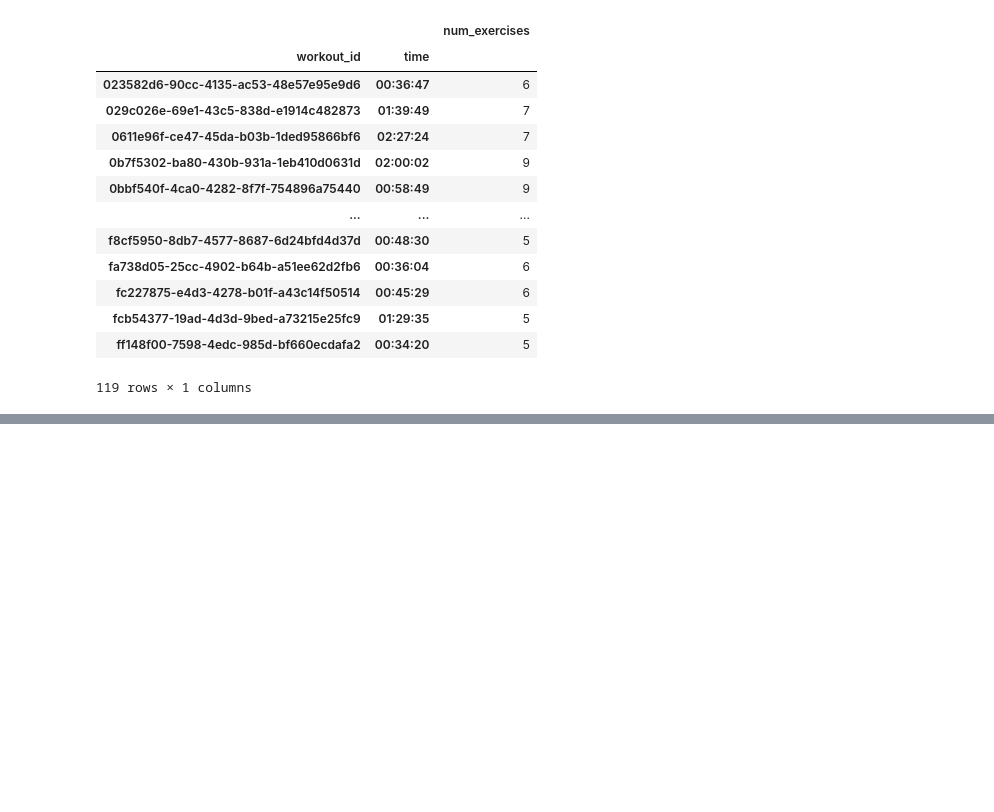
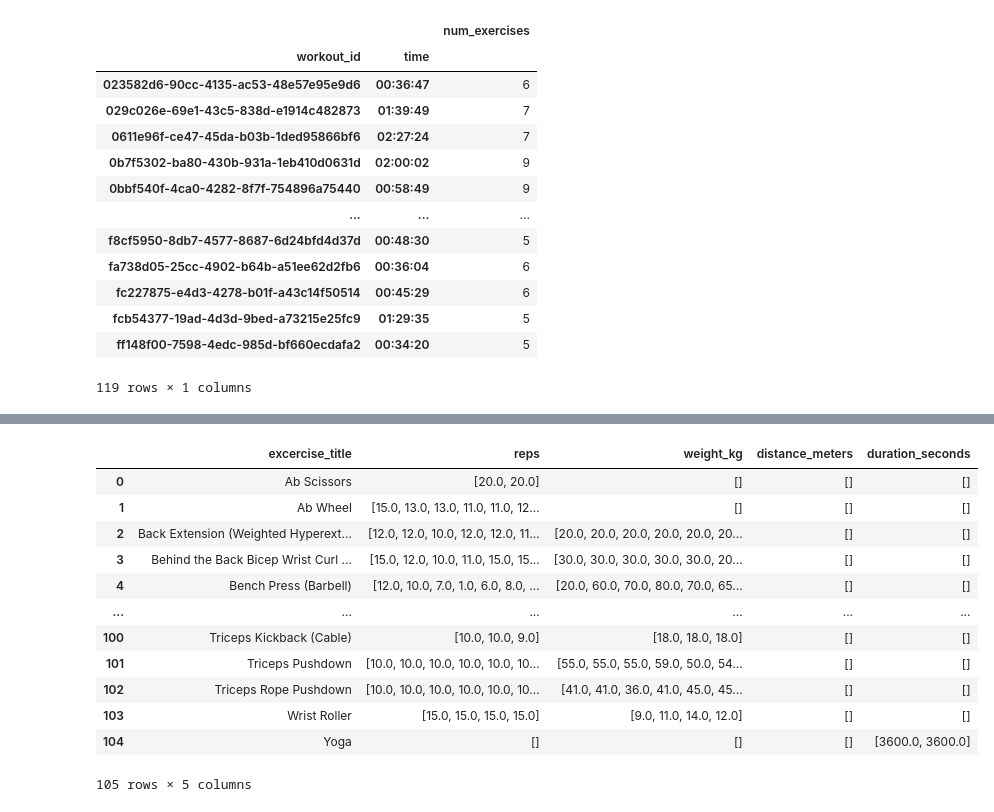
Before and after one commit to Miks007/Public-projects, a Jupyter notebook: Hevy workouts/Hevy_app.ipynb, the cells around one changed output, grey strips where cells are left out. Cells and saved outputs as stored; diff of their text form; code cells hidden in the pictures; blank space fills up the shorter version.

```diff
--- a/Hevy workouts/Hevy_app.ipynb
+++ b/Hevy workouts/Hevy_app.ipynb
@@ -218,0 +241,28 @@ df[['workout_id', 'workout_title', 'excercise_title', 'primary', 'secondary', 'w
+# %%
+def aggregate_to_list(series):
+    # Filter out NaN values and convert to list
+    return series.dropna().tolist()
+
+# Group by 'excercise_title' and aggregate using the custom function
+grouped = df_temp.groupby('excercise_title').agg({
+    'reps': aggregate_to_list,
+    'weight_kg': aggregate_to_list,
+    'distance_meters': aggregate_to_list,
+    'duration_seconds': aggregate_to_list
+}).reset_index()
+
+grouped
+# %% [output]
+|  | excercise_title | reps | weight_kg | distance_meters | duration_seconds |
+| 0 | Ab Scissors | [20.0, 20.0] | [] | [] | [] |
+| 1 | Ab Wheel | [15.0, 13.0, 13.0, 11.0, 11.0, 12... | [] | [] | [] |
+| 2 | Back Extension (Weighted Hyperext... | [12.0, 12.0, 10.0, 12.0, 12.0, 11... | [20.0, 20.0, 20.0, 20.0, 20.0, 20... | [] | [] |
+| 3 | Behind the Back Bicep Wrist Curl ... | [15.0, 12.0, 10.0, 11.0, 15.0, 15... | [30.0, 30.0, 30.0, 30.0, 30.0, 20... | [] | [] |
+| 4 | Bench Press (Barbell) | [12.0, 10.0, 7.0, 1.0, 6.0, 8.0, ... | [20.0, 60.0, 70.0, 80.0, 70.0, 65... | [] | [] |
+| ... | ... | ... | ... | ... | ... |
+| 100 | Triceps Kickback (Cable) | [10.0, 10.0, 9.0] | [18.0, 18.0, 18.0] | [] | [] |
+| 101 | Triceps Pushdown | [10.0, 10.0, 10.0, 10.0, 10.0, 10... | [55.0, 55.0, 55.0, 59.0, 50.0, 54... | [] | [] |
+| 102 | Triceps Rope Pushdown | [10.0, 10.0, 10.0, 10.0, 10.0, 10... | [41.0, 41.0, 36.0, 41.0, 45.0, 45... | [] | [] |
+| 103 | Wrist Roller | [15.0, 15.0, 15.0, 15.0] | [9.0, 11.0, 14.0, 12.0] | [] | [] |
+| 104 | Yoga | [] | [] | [] | [3600.0, 3600.0] |
+105 rows × 5 columns
```
Also changed, not shown: parts of 2 cells of this notebook, 1 other file.
